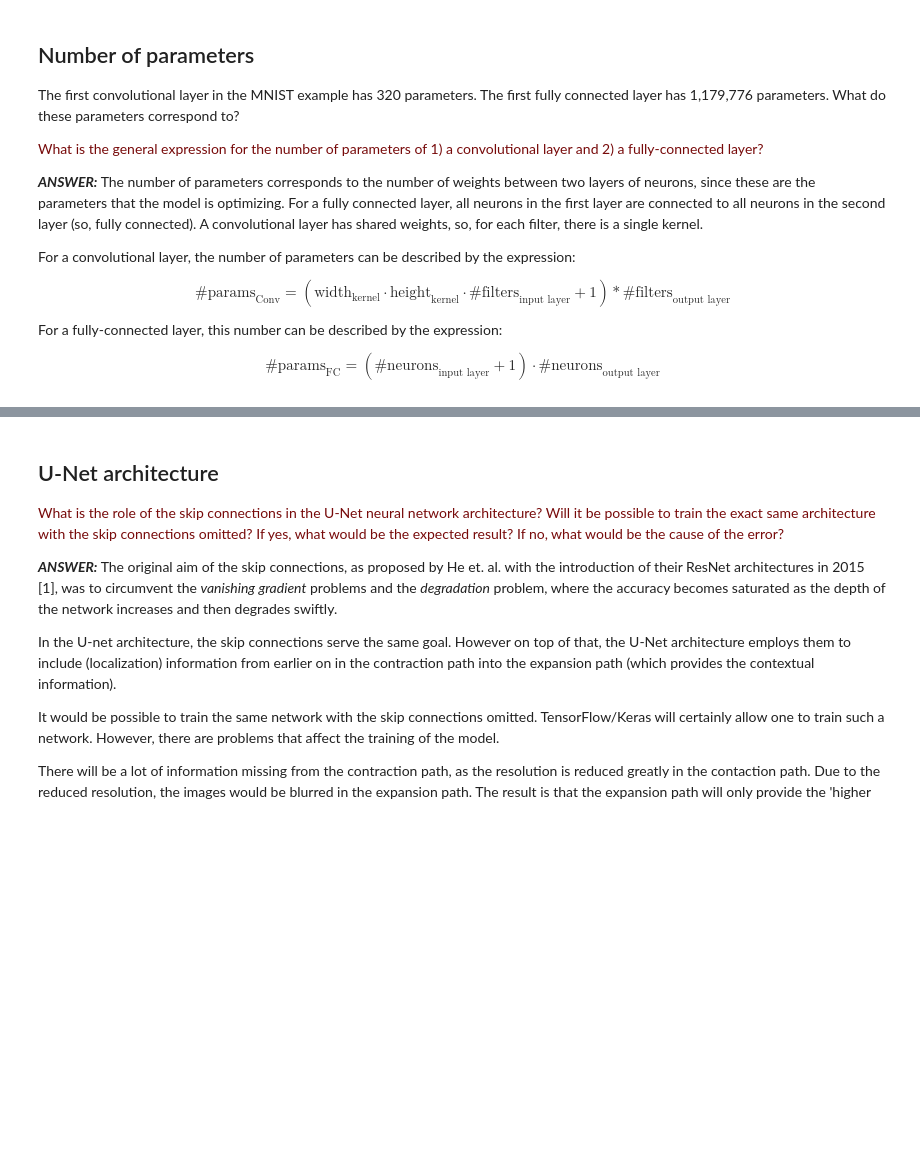
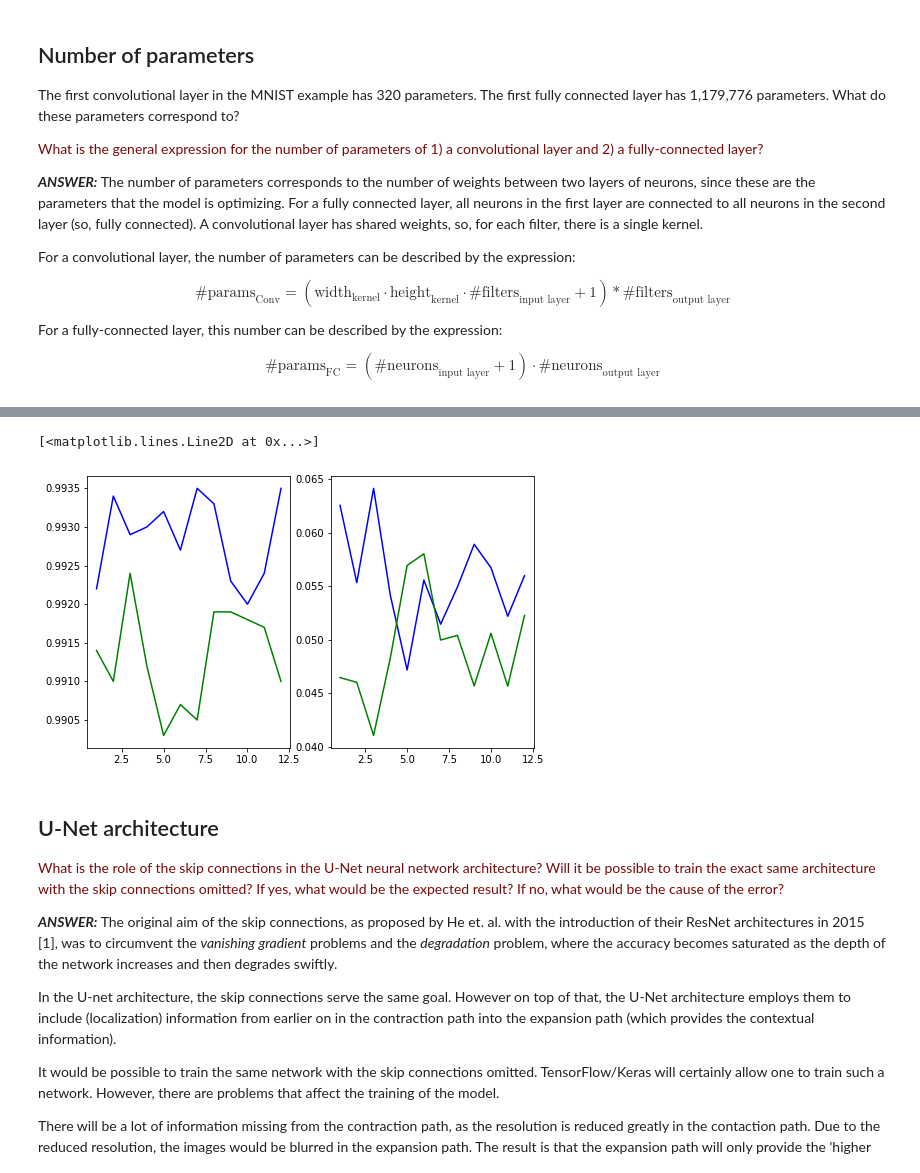
Before and after one commit to VincentV0/8dm50-machine-learning, a Jupyter notebook: practicals/week_4.ipynb, the cells around one changed output, grey strips where cells are left out. Saved outputs shown, nothing was run; the diff lists cells and outputs as text; code cells hidden in the pictures; blank space fills up the shorter version.

```diff
--- a/practicals/week_4.ipynb
+++ b/practicals/week_4.ipynb
@@ -405,14 +390,14 @@ As shown in the code below, the output shape and the number of parameters are al
 from tensorflow.keras.models import Sequential
 from tensorflow.keras.layers import Conv2D, MaxPooling2D, Dropout, Flatten, Dense
 
-model = Sequential()
-model.add(Conv2D(32, (3, 3), activation='relu', input_shape=(28, 28, 1)))
-model.add(Conv2D(64, (3, 3), activation='relu'))
-model.add(MaxPooling2D(pool_size=(2, 2)))
-model.add(Dropout(0.25))
-model.add(Conv2D(128, (12,12), activation='relu'))
-model.add(Dropout(0.5))
-model.add(Conv2D(10, (1,1), activation='relu'))
-model.add(Flatten())
-model.summary()
+model_MNIST2 = Sequential()
+model_MNIST2.add(Conv2D(32, (3, 3), activation='relu', input_shape=(28, 28, 1)))
+model_MNIST2.add(Conv2D(64, (3, 3), activation='relu'))
+model_MNIST2.add(MaxPooling2D(pool_size=(2, 2)))
+model_MNIST2.add(Dropout(0.25))
+model_MNIST2.add(Conv2D(128, (12,12), activation='relu'))
+model_MNIST2.add(Dropout(0.5))
+model_MNIST2.add(Conv2D(10, (1,1), activation='softmax'))
+model_MNIST2.add(Flatten())
+model_MNIST2.summary()
 # %% [output]
@@ -436,3 +482,15 @@ _________________________________________________________________
+# %%
+plt.figure(figsize=(8,5))
+plt.subplot(1,2,1)
+plt.plot(range(1,13), hist_1.history['val_accuracy'], 'b-')
+plt.plot(range(1,13), hist_2.history['val_accuracy'], 'g-')
+
+plt.subplot(1,2,2)
+plt.plot(range(1,13), hist_1.history['val_loss'], 'b-')
+plt.plot(range(1,13), hist_2.history['val_loss'], 'g-')
+# %% [output]
+[<matplotlib.lines.Line2D at 0x...>]
+[figure, added]
 # %% [markdown]
 ## U-Net architecture
 
```
Also changed, not shown: parts of 9 cells of this notebook, 1 other file.
